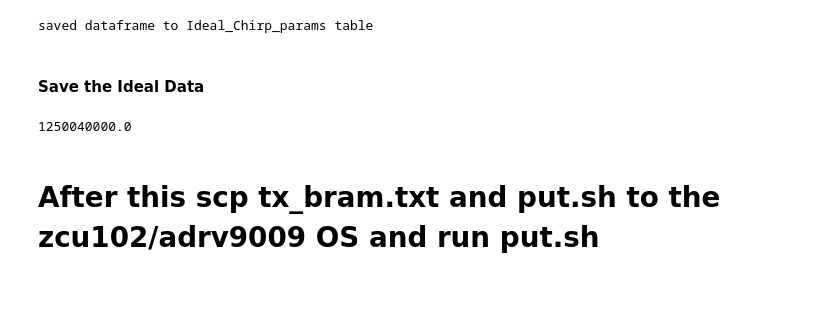
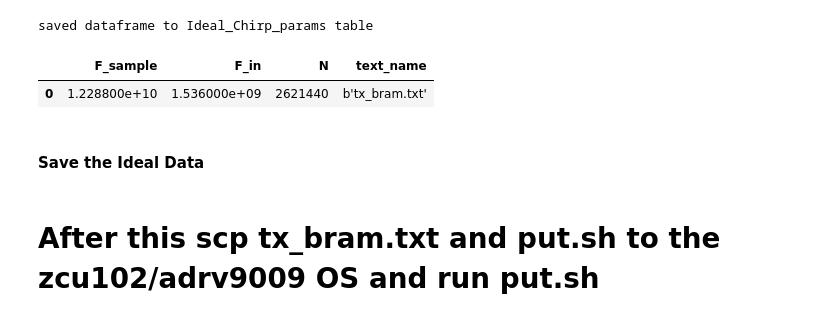
Before and after one commit to miamedra2/Transceiver_Waveform_Analysis, a Jupyter notebook: How_To_Transceiver_SquareWave_DataCollection-80bits-test.ipynb, the cells around one changed output. Cells and saved outputs as stored; diff of their text form; code cells hidden in the pictures; blank space fills up the shorter version.

```diff
--- a/How_To_Transceiver_SquareWave_DataCollection-80bits-test.ipynb
+++ b/How_To_Transceiver_SquareWave_DataCollection-80bits-test.ipynb
@@ -25,6 +22,4 @@ TX_N_samples = 32*1024*80
 tx_bram_filename = "tx_bram.txt"
-# %%
-TX_N_samples = 32*1024*80
 # %% [markdown]
 #### Data Collection Params:
 These params have to do with collecting data from the ADRV9009.  The RX_sample_rate is fixed at 245.76MHz.  F_LO is the LO frequency and should be set near F_center and within the bandwidth (245.76MHz).  RX_N_sample is the number of samples to collect.
@@ -166,6 +73,11 @@ if(hdf5_save_en == True):
     hdf5_save.save_df_to_hdf5(df_in = df_ideal_sine_params, hdf5_datafile = hdf5_datafile, title = "Ideal_Chirp_params")
 # %% [output]
 saved dataframe to Ideal_Chirp_params table
+# %%
+df_ideal_sine_params.head()
+# %% [output]
+|  | F_sample | F_in | N | text_name |
+| 0 | 1.228800e+10 | 1.536000e+09 | 2621440 | b'tx_bram.txt' |
 # %% [markdown]
 #### Save the Ideal Data
 # %%
@@ -173,11 +85,6 @@ df_ideal = pd.DataFrame(x_data)
 if(hdf5_save_en == True):
     ideal_data_array = hdf5_save.complex128_to_complexint(df_in = df_ideal)
     hdf5_save.save_array_data_to_hdf5(nparray_in = ideal_data_array, title = "Ideal_Data")
-# %%
-F_actual = mysine.F_actual
-F_actual
-# %% [output]
-1250040000.0
 # %% [markdown]
 # After this scp tx_bram.txt and put.sh to the zcu102/adrv9009 OS and run put.sh
 # %% [markdown]
```
Also changed, not shown: parts of 20 cells of this notebook, 4 other files.
